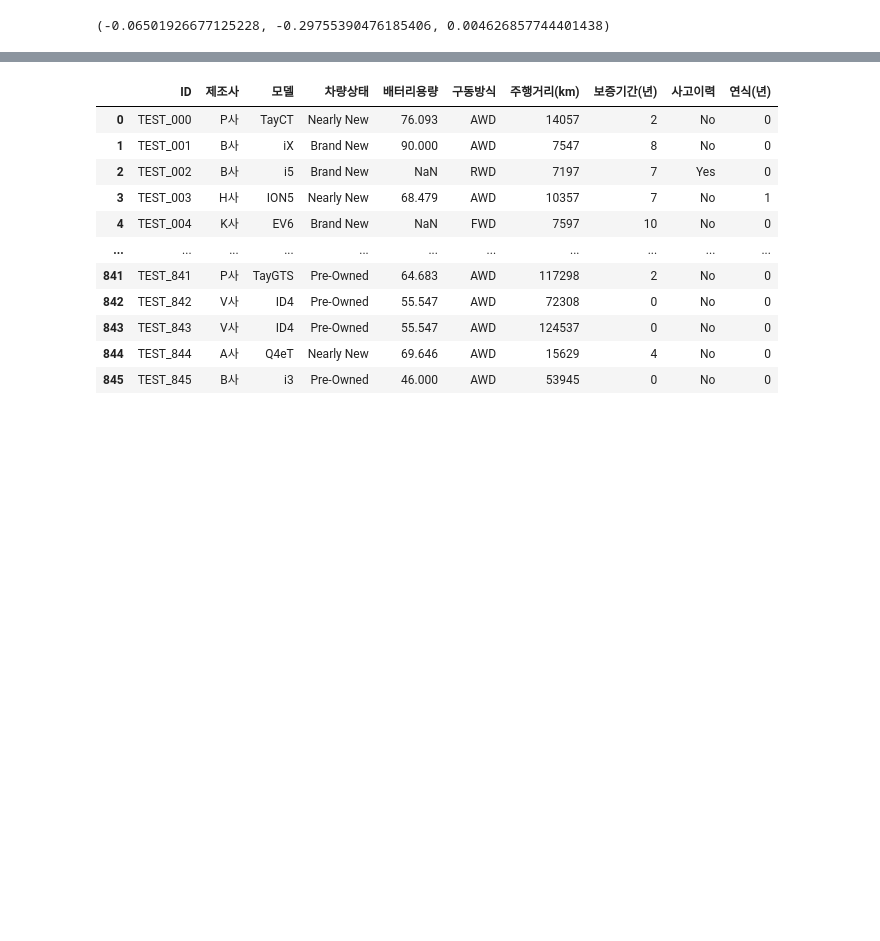
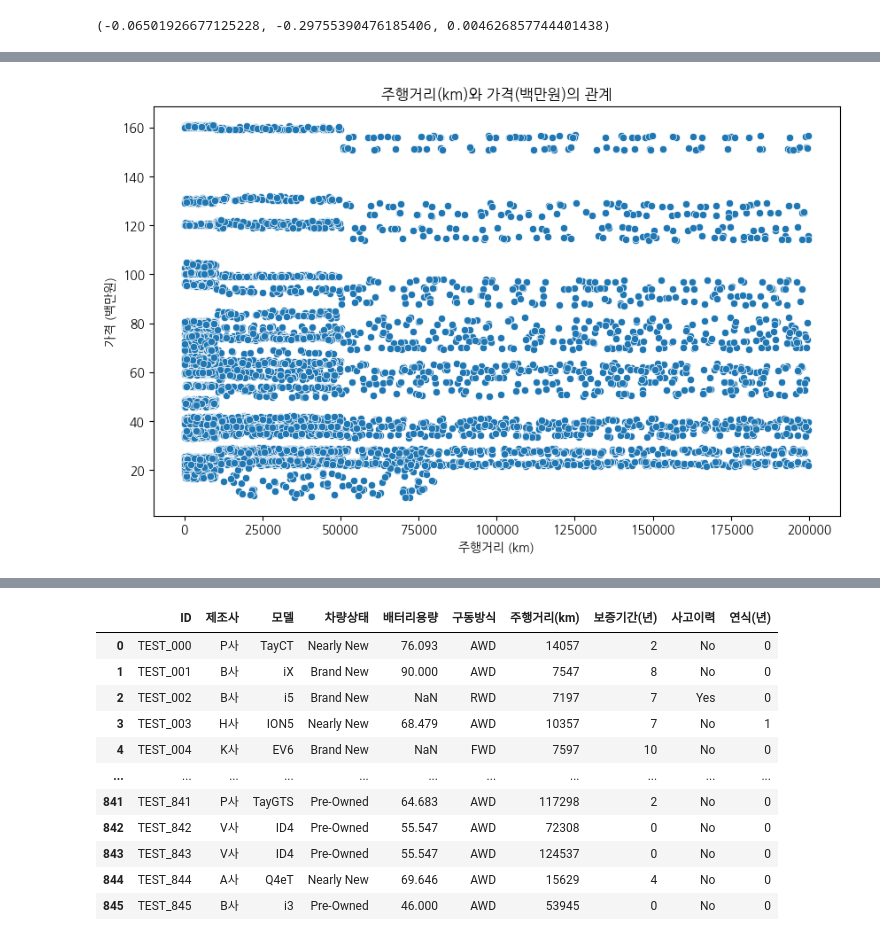
Before and after one commit to friendship-jung/CodingTest_Practice, a Jupyter notebook: 전기차_가격_예측_해커톤.ipynb, the cells around one changed output, grey strips where cells are left out. Saved outputs shown, nothing was run; the diff lists cells and outputs as text; code cells hidden in the pictures; blank space fills up the shorter version.

```diff
--- a/전기차_가격_예측_해커톤.ipynb
+++ b/전기차_가격_예측_해커톤.ipynb
@@ -157,0 +171,10 @@ correlation_vehicle_condition, correlation_drive_type, correlation_accident_hist
+# %%
+# 주행거리(km)와 가격(백만원) 간의 관계를 시각화하기 위해 scatter plot 사용
+plt.figure(figsize=(10, 6))
+sns.scatterplot(x='주행거리(km)', y='가격(백만원)', data=train)
+plt.title('주행거리(km)와 가격(백만원)의 관계')
+plt.xlabel('주행거리 (km)')
+plt.ylabel('가격 (백만원)')
+plt.show()
+# %% [output]
+[figure, added]
```
Also changed, not shown: parts of 14 cells of this notebook.
